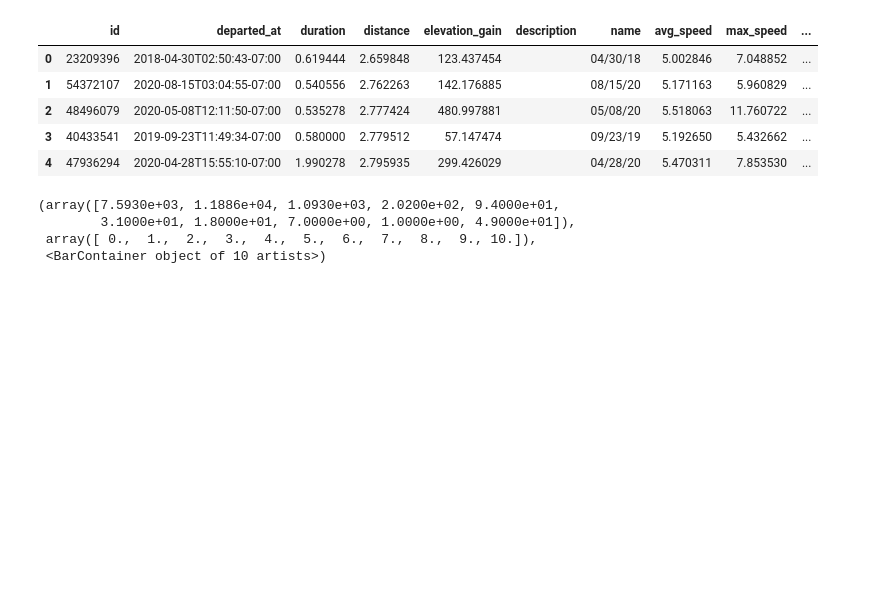
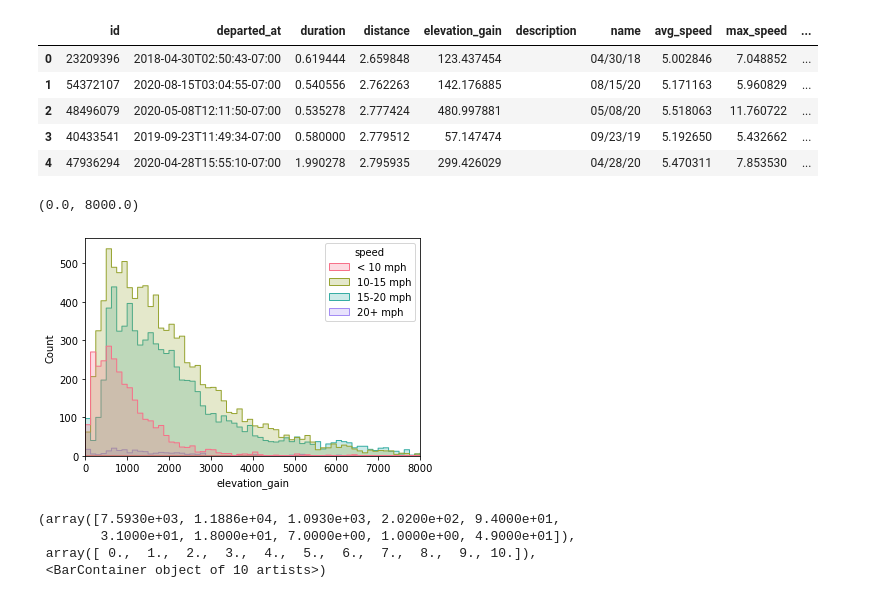
Before and after one commit to EHopper/EasyRider, a Jupyter notebook: cluster_fun.ipynb, the cells around one changed output. Saved outputs shown, nothing was run; the diff lists cells and outputs as text; code cells hidden in the pictures; blank space fills up the shorter version.

```diff
--- a/cluster_fun.ipynb
+++ b/cluster_fun.ipynb
@@ -36,6 +36,23 @@ trips.head()
 | 2 | 48496079 | 2020-05-08T12:11:50-07:00 | 0.535278 | 2.777424 | 480.997881 |  | 05/08/20 | 5.518063 | 11.760722 | ... |
 | 3 | 40433541 | 2019-09-23T11:49:34-07:00 | 0.580000 | 2.779512 | 57.147474 |  | 09/23/19 | 5.192650 | 5.432662 | ... |
 | 4 | 47936294 | 2020-04-28T15:55:10-07:00 | 1.990278 | 2.795935 | 299.426029 |  | 04/28/20 | 5.470311 | 7.853530 | ... |
+# %%
+def speed_to_label(speed):
+    if speed < 10:
+        return '< 10 mph'
+    if speed < 15:
+        return '10-15 mph'
+    if speed < 20:
+        return '15-20 mph'
+    else:
+        return '20+ mph'
+# %%
+trips['speed'] = trips.avg_speed.apply(speed_to_label)
+sns.histplot(data=trips, x='elevation_gain', hue='speed', palette='husl', element='step')
+plt.xlim([0, 8000])
+# %% [output]
+(0.0, 8000.0)
+[figure, added]
 # %%
 # useful_cols = ['duration', 'distance', 'elevation_gain', 'avg_speed',
 #               'max_speed', 'if_updated', 'photos', 'big_user',
```
Also changed, not shown: 2 other files.
